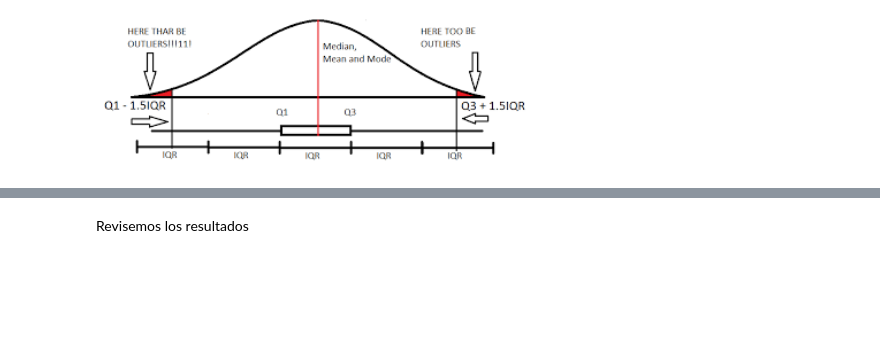
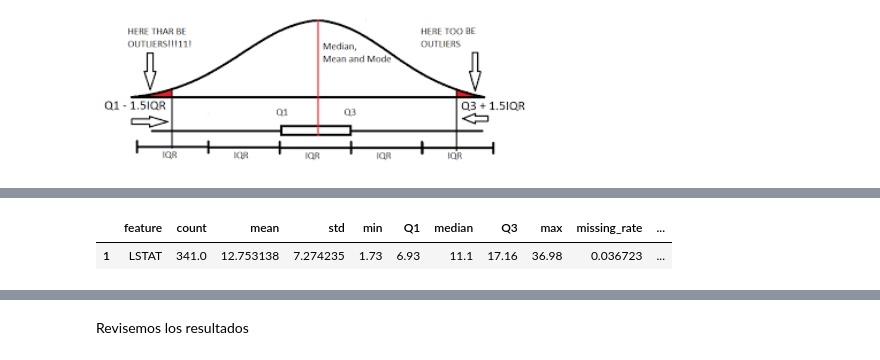
Before and after one commit to JCaballerot/Machine-Learning-Program, a Jupyter notebook: Supervised_models/Linear_regression/Lab_Boston_Housing_v2.ipynb, the cells around one changed output, grey strips where cells are left out. Cells and saved outputs as stored; diff of their text form; code cells hidden in the pictures; blank space fills up the shorter version.

```diff
--- a/Supervised_models/Linear_regression/Lab_Boston_Housing_v2.ipynb
+++ b/Supervised_models/Linear_regression/Lab_Boston_Housing_v2.ipynb
@@ -341,0 +375,11 @@ univariate_II.head()
+# %%
+col = 'LSTAT'
+desc = univariate_II.loc[univariate_II.feature == col]
+
+lower_limit = desc.min_ric.values[0]
+upper_limit = desc.max_ric.values[0]
+
+desc
+# %% [output]
+|  | feature | count | mean | std | min | Q1 | median | Q3 | max | missing_rate | ... |
+| 1 | LSTAT | 341.0 | 12.753138 | 7.274235 | 1.73 | 6.93 | 11.1 | 17.16 | 36.98 | 0.036723 | ... |
```
Also changed, not shown: parts of 5 cells of this notebook.
